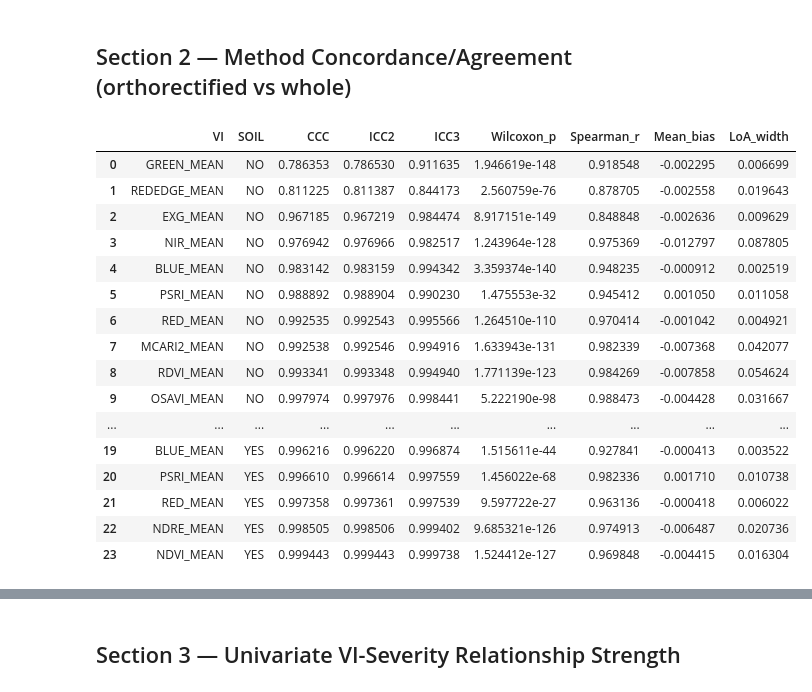
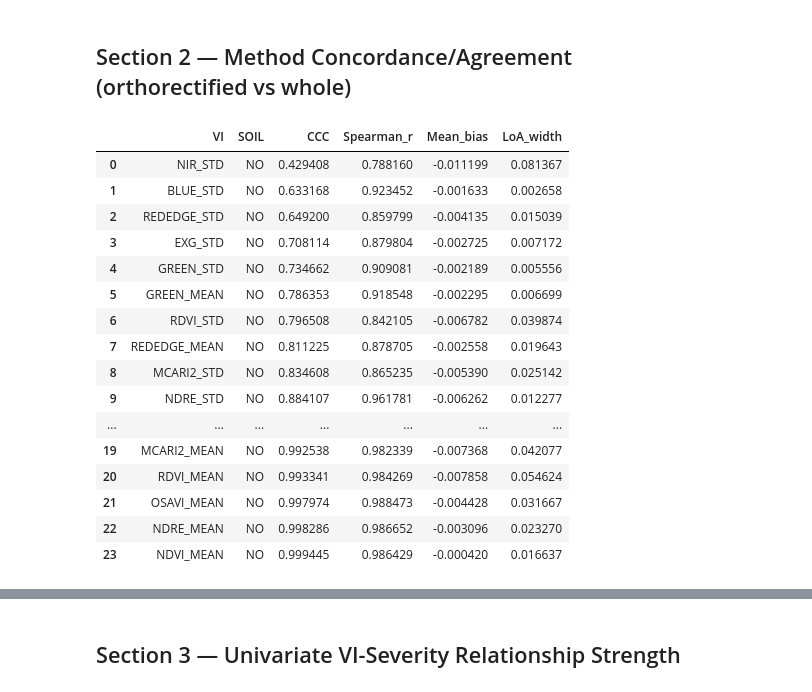
Before and after one commit to tingyan08/Micasense-RedEdge-MX-Processing, a Jupyter notebook: notebook/method_comparison_PPAC-B3.ipynb, the cells around one changed output, grey strips where cells are left out. Saved outputs shown, nothing was run; the diff lists cells and outputs as text; code cells hidden in the pictures.

```diff
--- a/notebook/method_comparison_PPAC-B3.ipynb
+++ b/notebook/method_comparison_PPAC-B3.ipynb
@@ -45,11 +45,11 @@ df_sev = df.dropna(subset=["SEVERITY"]).reset_index(drop=True)
 print("Full data:", df.shape, "| Severity-complete data:", df_sev.shape)
 assert df_sev.shape[0] == 3780
 
-vi_mean_cols = [c for c in df.columns if c.endswith("_MEAN")]
+vi_mean_std_cols = [c for c in df.columns if c.endswith(("_MEAN", "_STD"))]
 vi_all_cols = [c for c in df.columns if c.endswith(("_MEAN", "_STD", "_MIN", "_MAX"))]
 methods = ["orthorectified", "whole"]
 soils = ["YES", "NO"]
 
-print(f"{len(vi_mean_cols)} mean VI columns:", vi_mean_cols)
+print(f"{len(vi_mean_std_cols)} mean VI columns:", vi_mean_std_cols)
 # %% [output]
 Full data: (4320, 56) | Severity-complete data: (3780, 56)
@@ -58,7 +58,7 @@ Full data: (4320, 56) | Severity-complete data: (3780, 56)
 ## Section 1 — Data Structuring for METHOD x SOIL Comparison
 # %%
 # Wide table: one row per (DATE, POINT, SOIL), with paired orthorectified/whole VI values
-wide = df_sev.pivot_table(index=["DATE", "POINT", "SOIL"], columns="METHOD", values=vi_mean_cols)
+wide = df_sev.pivot_table(index=["DATE", "POINT", "SOIL"], columns="METHOD", values=vi_mean_std_cols)
 wide.columns = [f"{vi}_{method}" for vi, method in wide.columns]
 wide = wide.reset_index()
 print(wide.shape)
@@ -78,6 +78,6 @@ combo_data = {}
 for method in methods:
     for soil in soils:
         sub = df_sev[(df_sev["METHOD"] == method) & (df_sev["SOIL"] == soil)]
-        combo_data[(method, soil)] = sub[["POINT", "DATE"] + vi_mean_cols + ["SEVERITY"]].reset_index(drop=True)
+        combo_data[(method, soil)] = sub[["POINT", "DATE"] + vi_mean_std_cols + ["SEVERITY"]].reset_index(drop=True)
         print(method, soil, combo_data[(method, soil)].shape)
 # %% [output]
@@ -103,56 +103,52 @@ def lin_ccc(x, y):
 
 
 concordance_rows = []
 for soil in soils:
     sub_wide = wide[wide["SOIL"] == soil]
-    for vi in vi_mean_cols:
+    for vi in vi_mean_std_cols:
         col_o, col_w = f"{vi}_orthorectified", f"{vi}_whole"
         x = sub_wide[col_o].to_numpy()
         y = sub_wide[col_w].to_numpy()
         mask = ~(np.isnan(x) | np.isnan(y))
         x, y = x[mask], y[mask]
 
         ccc = lin_ccc(x, y)
 
         long_df = pd.DataFrame({
             "subject": np.tile(np.arange(len(x)), 2),
             "rater": ["orthorectified"] * len(x) + ["whole"] * len(x),
             "value": np.concatenate([x, y]),
         })
-        icc = pg.intraclass_corr(data=long_df, targets="subject", raters="rater", ratings="value")
-        icc2 = icc.loc[icc["Type"] == "ICC(A,1)", "ICC"].values[0]  # ICC2: two-way random, absolute agreement
-        icc3 = icc.loc[icc["Type"] == "ICC(C,1)", "ICC"].values[0]  # ICC3: two-way mixed, consistency
 
-        wstat, wp = wilcoxon(x, y)
         rho, _ = spearmanr(x, y)
 
         diff = y - x
         mean_bias = diff.mean()
         loa_width = 2 * 1.96 * diff.std()
 
         concordance_rows.append({
-            "VI": vi, "SOIL": soil, "CCC": ccc, "ICC2": icc2, "ICC3": icc3,
-            "Wilcoxon_p": wp, "Spearman_r": rho, "Mean_bias": mean_bias, "LoA_width": loa_width,
+            "VI": vi, "SOIL": soil, "CCC": ccc,
+            "Spearman_r": rho, "Mean_bias": mean_bias, "LoA_width": loa_width,
         })
 
 concordance_df = pd.DataFrame(concordance_rows).sort_values(["SOIL", "CCC"]).reset_index(drop=True)
-concordance_df
+concordance_df[concordance_df["SOIL"] == "NO"]
 # %% [output]
-|  | VI | SOIL | CCC | ICC2 | ICC3 | Wilcoxon_p | Spearman_r | Mean_bias | LoA_width |
-| 0 | GREEN_MEAN | NO | 0.786353 | 0.786530 | 0.911635 | 1.946619e-148 | 0.918548 | -0.002295 | 0.006699 |
-| 1 | REDEDGE_MEAN | NO | 0.811225 | 0.811387 | 0.844173 | 2.560759e-76 | 0.878705 | -0.002558 | 0.019643 |
-| 2 | EXG_MEAN | NO | 0.967185 | 0.967219 | 0.984474 | 8.917151e-149 | 0.848848 | -0.002636 | 0.009629 |
-| 3 | NIR_MEAN | NO | 0.976942 | 0.976966 | 0.982517 | 1.243964e-128 | 0.975369 | -0.012797 | 0.087805 |
-| 4 | BLUE_MEAN | NO | 0.983142 | 0.983159 | 0.994342 | 3.359374e-140 | 0.948235 | -0.000912 | 0.002519 |
-| 5 | PSRI_MEAN | NO | 0.988892 | 0.988904 | 0.990230 | 1.475553e-32 | 0.945412 | 0.001050 | 0.011058 |
-| 6 | RED_MEAN | NO | 0.992535 | 0.992543 | 0.995566 | 1.264510e-110 | 0.970414 | -0.001042 | 0.004921 |
-| 7 | MCARI2_MEAN | NO | 0.992538 | 0.992546 | 0.994916 | 1.633943e-131 | 0.982339 | -0.007368 | 0.042077 |
-| 8 | RDVI_MEAN | NO | 0.993341 | 0.993348 | 0.994940 | 1.771139e-123 | 0.984269 | -0.007858 | 0.054624 |
-| 9 | OSAVI_MEAN | NO | 0.997974 | 0.997976 | 0.998441 | 5.222190e-98 | 0.988473 | -0.004428 | 0.031667 |
-| ... | ... | ... | ... | ... | ... | ... | ... | ... | ... |
-| 19 | BLUE_MEAN | YES | 0.996216 | 0.996220 | 0.996874 | 1.515611e-44 | 0.927841 | -0.000413 | 0.003522 |
-| 20 | PSRI_MEAN | YES | 0.996610 | 0.996614 | 0.997559 | 1.456022e-68 | 0.982336 | 0.001710 | 0.010738 |
-| 21 | RED_MEAN | YES | 0.997358 | 0.997361 | 0.997539 | 9.597722e-27 | 0.963136 | -0.000418 | 0.006022 |
-| 22 | NDRE_MEAN | YES | 0.998505 | 0.998506 | 0.999402 | 9.685321e-126 | 0.974913 | -0.006487 | 0.020736 |
-| 23 | NDVI_MEAN | YES | 0.999443 | 0.999443 | 0.999738 | 1.524412e-127 | 0.969848 | -0.004415 | 0.016304 |
+|  | VI | SOIL | CCC | Spearman_r | Mean_bias | LoA_width |
+| 0 | NIR_STD | NO | 0.429408 | 0.788160 | -0.011199 | 0.081367 |
+| 1 | BLUE_STD | NO | 0.633168 | 0.923452 | -0.001633 | 0.002658 |
+| 2 | REDEDGE_STD | NO | 0.649200 | 0.859799 | -0.004135 | 0.015039 |
+| 3 | EXG_STD | NO | 0.708114 | 0.879804 | -0.002725 | 0.007172 |
+| 4 | GREEN_STD | NO | 0.734662 | 0.909081 | -0.002189 | 0.005556 |
+| 5 | GREEN_MEAN | NO | 0.786353 | 0.918548 | -0.002295 | 0.006699 |
+| 6 | RDVI_STD | NO | 0.796508 | 0.842105 | -0.006782 | 0.039874 |
+| 7 | REDEDGE_MEAN | NO | 0.811225 | 0.878705 | -0.002558 | 0.019643 |
+| 8 | MCARI2_STD | NO | 0.834608 | 0.865235 | -0.005390 | 0.025142 |
+| 9 | NDRE_STD | NO | 0.884107 | 0.961781 | -0.006262 | 0.012277 |
+| ... | ... | ... | ... | ... | ... | ... |
+| 19 | MCARI2_MEAN | NO | 0.992538 | 0.982339 | -0.007368 | 0.042077 |
+| 20 | RDVI_MEAN | NO | 0.993341 | 0.984269 | -0.007858 | 0.054624 |
+| 21 | OSAVI_MEAN | NO | 0.997974 | 0.988473 | -0.004428 | 0.031667 |
+| 22 | NDRE_MEAN | NO | 0.998286 | 0.986652 | -0.003096 | 0.023270 |
+| 23 | NDVI_MEAN | NO | 0.999445 | 0.986429 | -0.000420 | 0.016637 |
 # %%
```
Also changed, not shown: parts of 18 cells of this notebook, 18 other files.
